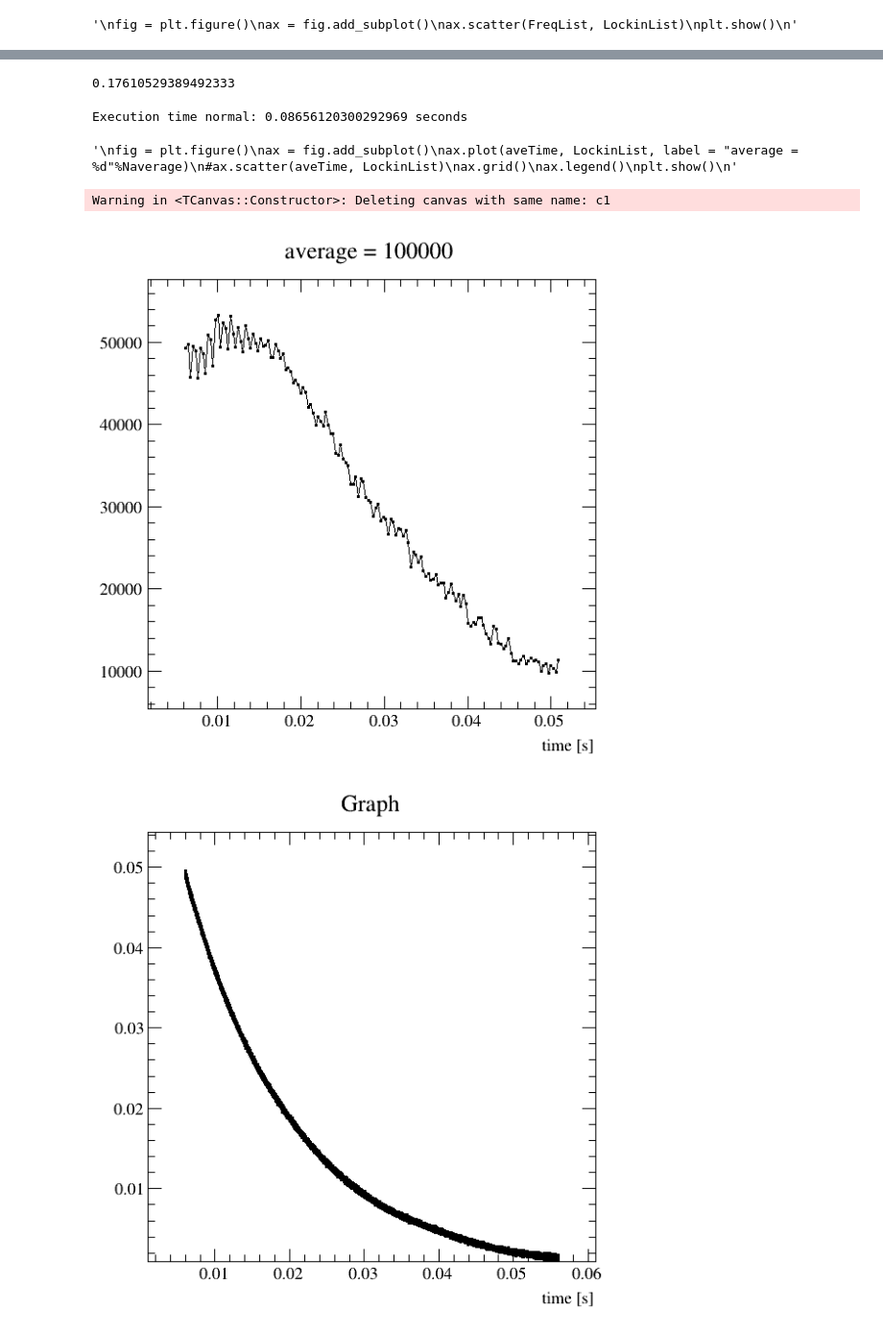
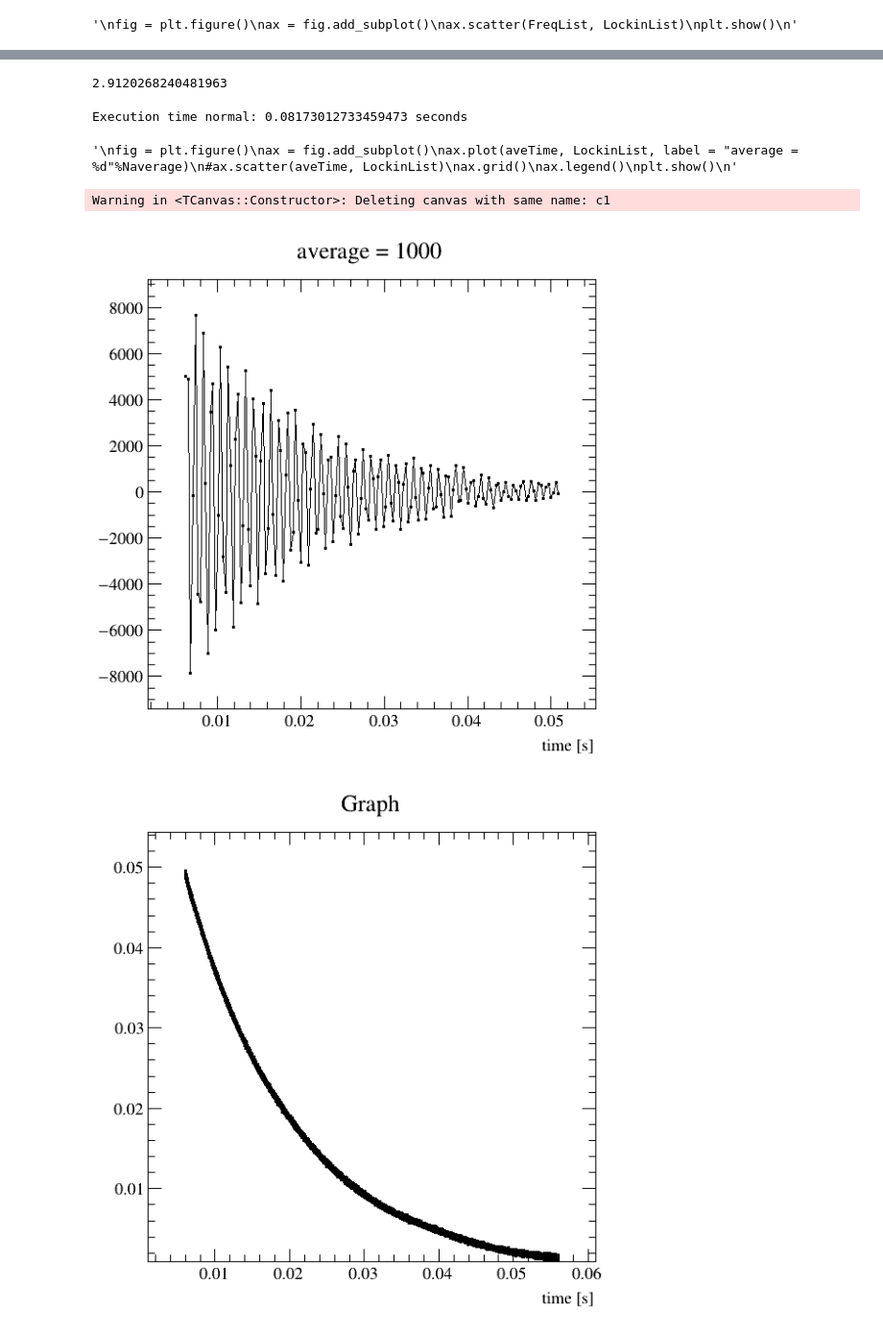
Before and after one commit to GakutaroNishimura/FIDNMR, a Jupyter notebook: FindFreqLockin.ipynb, the cells around one changed output, grey strips where cells are left out. Shown at 96% size. Drawn from its saved outputs; the diff is of its cells as text; code cells hidden in the pictures.

Commit message:
F0 from fitting and Lockin

```diff
--- a/FindFreqLockin.ipynb
+++ b/FindFreqLockin.ipynb
@@ -163,9 +164,10 @@ ax.scatter(FreqList, deltaList, LockinList)
 plt.show()
 # %%
 #Naverage = len(Time)
-FreqDeltaNaverage = 100000
+FreqDeltaNaverage = len(Time)
 
-FreqList, LockinList = FindFreqLockin(18800, 19100, 0.1, FreqDeltaNaverage, Time, V_mean)
+FreqList, LockinList = FindFreqLockin(18990, 19200, 0.1, FreqDeltaNaverage, Time, V_mean)
+#FreqList, LockinList = FindFreqLockin(18990, 19050, 0.1, FreqDeltaNaverage, Time, V_mean)
 """
 fig = plt.figure()
 ax = fig.add_subplot()
@@ -191,5 +194,5 @@ Warning in <TCanvas::Constructor>: Deleting canvas with same name: c1
 # %%
-df = pd.DataFrame({"freq": FreqList, "Lockin": LockinList})
+df = pd.DataFrame({"freq": FreqList, "Lockin": np.abs(LockinList)})
 df_s = df.sort_values(by = "Lockin", ascending=False)
 df_r = df_s.reset_index(drop=True)
 F0 = df_r.freq[0]
@@ -209,6 +212,6 @@ print(df_r[:10])
 # %%
 #Naverage = 100000
-F0 = 18900.68255588443
+#F0 = 18900.68255588443
 #DeltaList, LockinList = FindDeltaLockin(18955, 1000, Naverage, Time, V_mean) #Naverage=166666
 DeltaList, LockinList = FindDeltaLockin(F0, 1000, FreqDeltaNaverage, Time, V_mean) #Naverage=1000
 # %%
@@ -232,9 +235,14 @@ df_r = df_s.reset_index(drop=True)
 Delta0 = df_r.delta[0]
 print(df_r.delta[0])
 # %% [output]
-0.17610529389492333
+2.9120268240481963
+# %%
+df = pd.read_table("./Data/2023/0616/131Xe_100A_19kHz/run2/floatData.txt", sep=" ", names = ["time", "signal"])
+Time = np.array(df.time, dtype="d")
+V_mean = np.array(df.signal, dtype="d")
 # %%
 FinalNaverage = 1000
+
 #aveTime, LockinList = FinalLockin(18955, 0.157237, 0, 150000, Naverage, Time, V_mean) #0616/131Xe_234_19kHz/run2
 #aveTime, LockinList = FinalLockin(18955, 0.213842, 0, 150000, Naverage, Time, V_mean) #0616/131Xe_234_19kHz/run2
 #aveTime, LockinList = FinalLockin(18971, 0.0, 0, 150000, Naverage, Time, V_mean) #0616/131Xe_234_19kHz/run2
@@ -251,27 +259,27 @@ ax.legend()
 plt.show()
 """
 # %% [output]
-Execution time normal: 0.08656120300292969 seconds
+Execution time normal: 0.08173012733459473 seconds
 '\nfig = plt.figure()\nax = fig.add_subplot()\nax.plot(aveTime, LockinList, label = "average = %d"%Naverage)\n#ax.scatter(aveTime, LockinList)\nax.grid()\nax.legend()\nplt.show()\n'
 # %%
 c1 = ROOT.TCanvas("c1", "c1", 600, 600)
 gr = ROOT.TGraph(len(aveTime), np.array(aveTime), np.array(LockinList))
 #gr_fit = ROOT.TF1("f", "[0]*expo(-[1]*x)", aveTime[0], aveTime[10])
 #gr_fit.SetParameters(60000., 25.)
 #gr.Fit(gr_fit, "QR")
 #par = [gr_fit.GetParameter(k) for k in range(gr_fit.GetNpar())]
 gr.Draw("APL")
 gr.SetMarkerStyle(7)
 gr.SetMarkerSize(10)
-gr.SetTitle("average = %d"%FreqDeltaNaverage)
+gr.SetTitle("average = %d"%FinalNaverage)
 gr.GetXaxis().SetTitle("time [s]")
 #gr_fit.Draw("same")
 #c1 = ROOT.gROOT.FindObject("c1")
 c1.Draw("same")
 #c1.Update()
 # %% [output]
 Warning in <TCanvas::Constructor>: Deleting canvas with same name: c1
-[figure, old version]
+[figure, new version]
 # %%
 c1 = ROOT.TCanvas("c1", "c1", 600, 600)
 gr = ROOT.TGraph(len(Time), np.array(Time), np.array(V_mean))
```
Also changed, not shown: parts of 5 cells of this notebook, 39 other files.
